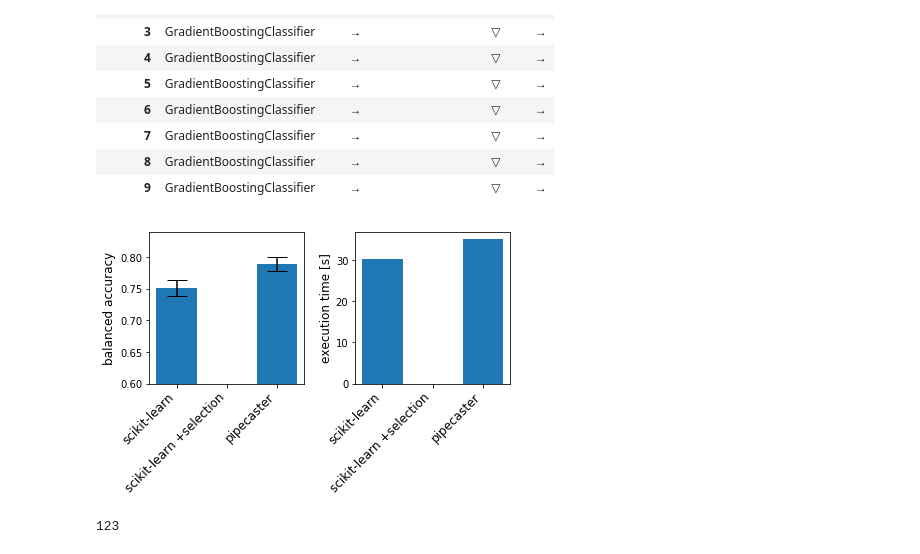
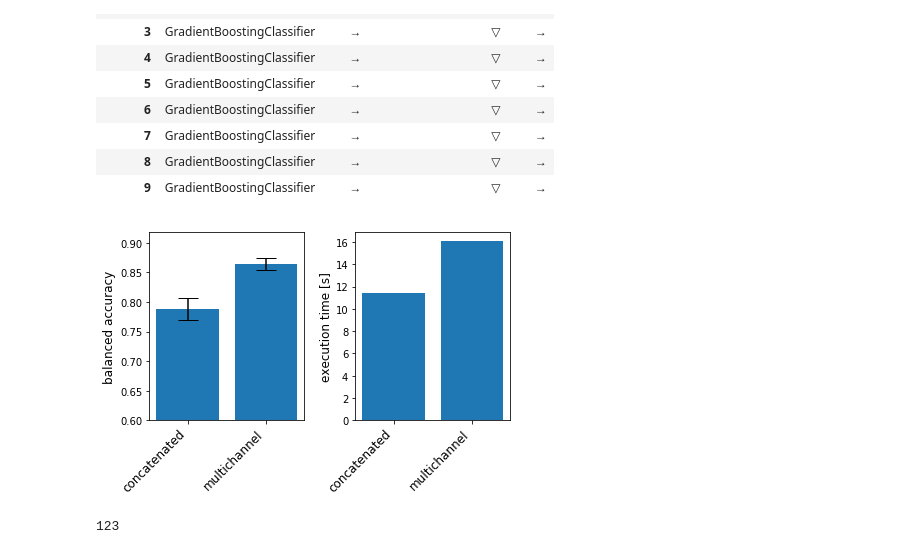
Before and after one commit to ajcallegari/scikit-multichannel, a Jupyter notebook: test_sandbox.ipynb, the cells around one changed output. Saved outputs shown, nothing was run; the diff lists cells and outputs as text; code cells hidden in the pictures.

Commit message:
tutorial updated with a basic multichannel ml model at beginning

```diff
--- a/test_sandbox.ipynb
+++ b/test_sandbox.ipynb
@@ -304,6 +306,29 @@ Xs, y, X_types = pc.make_multi_input_classification(
                         n_redundant=40,
                         n_repeated=0,
                         class_sep=0.70)
+# %%
+# tutorial example
+
+import pipecaster as pc
+
+# generate synthetic data
+
+n_inputs = 10
+random_inputs = 7
+
+Xs, y, X_types = pc.make_multi_input_classification(
+                        n_informative_Xs=n_inputs-random_inputs,
+                        n_weak_Xs=0,
+                        n_random_Xs=random_inputs,
+                        weak_noise_sd=None,
+                        seed=None,
+                        n_classes=2,
+                        n_samples=500,
+                        n_features=100,
+                        n_informative=20,
+                        n_redundant=0,
+                        n_repeated=0,
+                        class_sep=0.8)
 # %%
 import numpy as np
 from sklearn.preprocessing import StandardScaler
@@ -334,48 +359,40 @@ mclf1
 # %%
 %matplotlib inline
 import time
 from sklearn.metrics import balanced_accuracy_score
 from sklearn.model_selection import cross_val_score
 from sklearn.feature_selection import SelectPercentile
 from sklearn.pipeline import Pipeline
 
 import matplotlib.pyplot as plt
 from scipy.stats import sem
 
 n_cpus = pc.count_cpus()
 
 t = time.time()
 pc_accuracies = pc.cross_val_score(mclf1, Xs, y, scorer=balanced_accuracy_score, cv=8, n_processes=n_cpus)
 pc_time = time.time() - t
 
 X = np.concatenate(Xs, axis=1)
-clf = Pipeline([('scaler', StandardScaler()),
-                ('selector', SelectPercentile(score_func=f_classif, percentile=2)),
-                ('GradientBoostingClassifier', early_stopping_GBC)])
+clf = Pipeline([('GradientBoostingClassifier', early_stopping_GBC)])
 t = time.time()
-# sk_accuracies = cross_val_score(clf, X, y, scoring='balanced_accuracy', cv=10, n_jobs=n_cpus)
-sk_accuracies = [0, 0, 0]
+sk_accuracies = cross_val_score(clf, X, y, scoring='balanced_accuracy', cv=8, n_jobs=n_cpus)
 sk_time = time.time() - t
 
-clf = Pipeline([('GradientBoostingClassifier', early_stopping_GBC)])
-t = time.time()
-sk_ns_accuracies = cross_val_score(clf, X, y, scoring='balanced_accuracy', cv=8, n_jobs=n_cpus)
-sk_ns_time = time.time() - t
-
 fig, axes = plt.subplots(1, 2)
-xlabels = ['scikit-learn', 'scikit-learn +selection', 'pipecaster']
-axes[0].bar(xlabels, [np.mean(sk_ns_accuracies), np.mean(sk_accuracies), np.mean(pc_accuracies)],
-        yerr=[sem(sk_ns_accuracies), sem(sk_accuracies), sem(pc_accuracies)], capsize=10)
+xlabels = ['concatenated', 'multichannel']
+axes[0].bar(xlabels, [ np.mean(sk_accuracies), np.mean(pc_accuracies)],
+        yerr=[sem(sk_accuracies), sem(pc_accuracies)], capsize=10)
 axes[0].set_ylim(.60)
 axes[0].set_ylabel('balanced accuracy', fontsize=12)
 axes[0].set_xticklabels(xlabels, rotation=45, ha='right', fontsize=12)
-axes[1].bar(xlabels, [np.mean(sk_ns_time), np.mean(sk_time), np.mean(pc_time)])
+axes[1].bar(xlabels, [np.mean(sk_time), np.mean(pc_time)])
 axes[1].set_ylabel('execution time [s]', fontsize=12)
 axes[1].set_xticklabels(xlabels, rotation=45, ha='right', fontsize=12)
 plt.tight_layout()
 # plt.savefig('performance_comparison.svg')
 # %% [output]
-[figure, old version]
+[figure, new version]
 # %%
 class Foobar:
     def __init__(self):
```
Also changed, not shown: parts of 1 cell of this notebook, 11 other files.
